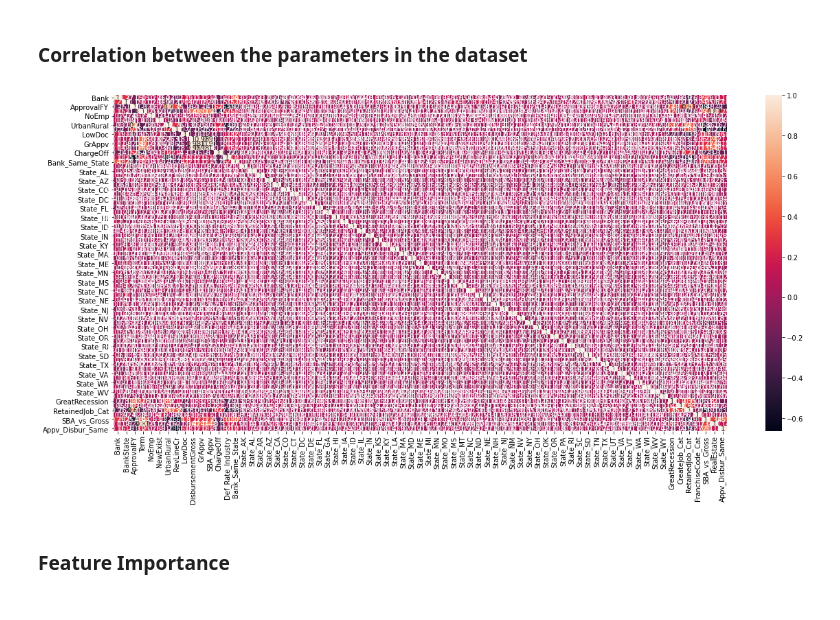
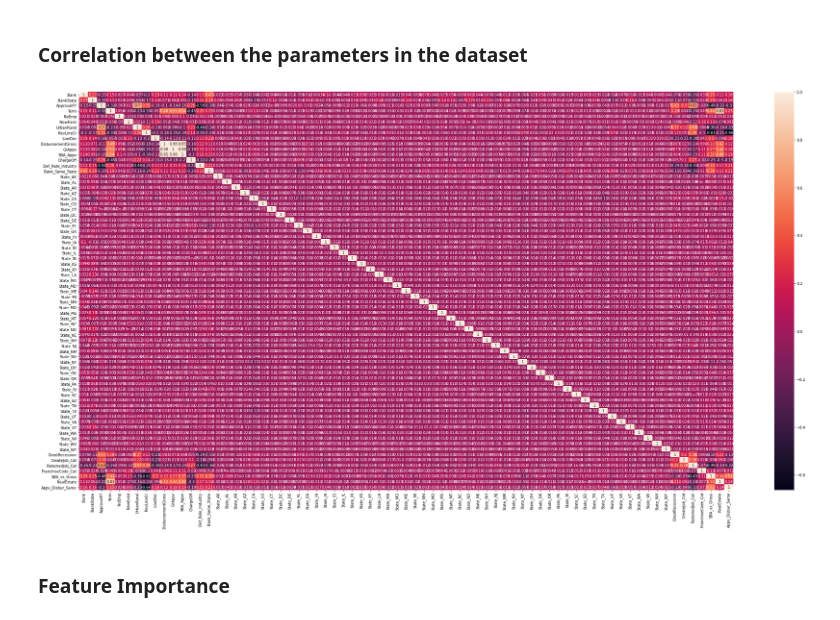
Before and after one commit to helloxy96/CS5228_project, a Jupyter notebook: Report.ipynb, the cells around one changed output. Drawn from its saved outputs; the diff is of its cells as text; code cells hidden in the pictures.

```diff
--- a/Report.ipynb
+++ b/Report.ipynb
@@ -362,11 +350,11 @@ df.head()
 # %% [markdown]
 ### Correlation between the parameters in the dataset
 # %%
-plt.subplots(figsize = (20,9))
+plt.subplots(figsize = (40,20))
 sb.heatmap(df.corr(), annot=True)
 plt.show()
 # %% [output]
-[figure, old version]
+[figure, new version]
 # %% [markdown]
 ### Feature Importance
 # %%
```
Also changed, not shown: parts of 6 cells of this notebook.
